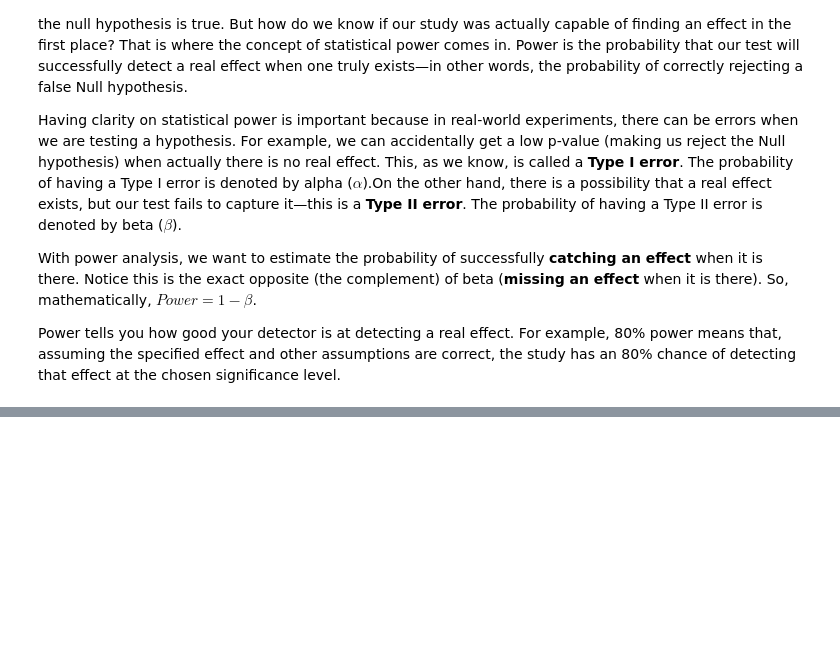
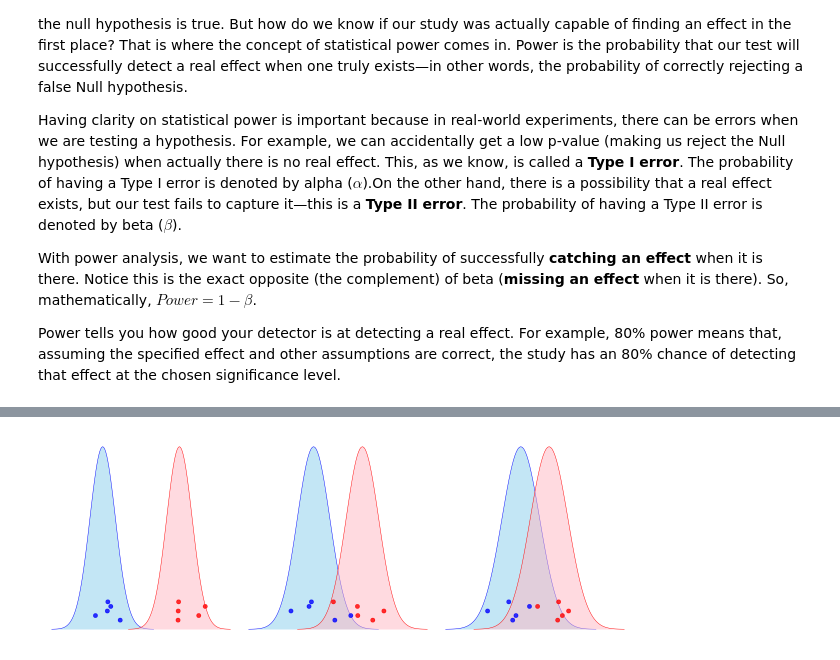
Before and after one commit to manishdatt-edu/biostats, a Jupyter notebook: Power_analysis.ipynb, the cells around one changed output, grey strips where cells are left out. Saved outputs shown, nothing was run; the diff lists cells and outputs as text; code cells hidden in the pictures; blank space fills up the shorter version.

```diff
--- a/Power_analysis.ipynb
+++ b/Power_analysis.ipynb
@@ -14,0 +47,96 @@ For example, 80% power means that, assuming the specified effect and other assum
+# %%
+#| echo:false
+#| fig-cap: "Comparison of normal distributions with little vs. greater overlap. Statistical power decreases from left to right."
+#| label: distributions-overlap
+
+library(ggplot2)
+library(patchwork)
+options(repr.plot.width = 10, repr.plot.height = 3.5)
+
+# Set seed for reproducibility
+set.seed(42)
+
+# Point vertical alignment range (halved y-axis point range relative to graph height)
+y_vals_middle <- seq(0.01, 0.03, length.out = 5)
+
+# Helper function to generate random points strictly within a bounded interval
+rnorm_bounded <- function(n, mean, sd, min_val, max_val) {
+  safe_min <- min_val + 1.0 * sd
+  safe_max <- max_val - 1.0 * sd
+
+  pts <- c()
+  while(length(pts) < n) {
+    candidates <- rnorm(n - length(pts), mean = mean, sd = sd)
+    pts <- c(pts, candidates[candidates >= safe_min & candidates <= safe_max])
+  }
+  return(pts)
+}
+
+# --- Left Plot: Little Overlap (Mean 0 vs Mean 12) ---
+p1_blue_pts <- data.frame(x = rnorm_bounded(5, mean = 0, sd = 2, min_val = -8, max_val = 8), y = y_vals_middle)
+p1_red_pts  <- data.frame(x = rnorm_bounded(5, mean = 12, sd = 2, min_val = 4, max_val = 20), y = y_vals_middle)
+
+p1 <- ggplot(data.frame(x = c(-8, 20)), aes(x = x)) +
+  stat_function(fun = dnorm, args = list(mean = 0, sd = 2),
+                geom = "area", fill = "skyblue", alpha = 0.5, xlim = c(-8, 8)) +
+  stat_function(fun = dnorm, args = list(mean = 0, sd = 2),
+                color = "blue", linewidth = 0.25, xlim = c(-8, 8)) +
+  stat_function(fun = dnorm, args = list(mean = 12, sd = 2),
+                geom = "area", fill = "lightpink", alpha = 0.5, xlim = c(4, 20)) +
+  stat_function(fun = dnorm, args = list(mean = 12, sd = 2),
+                color = "red", linewidth = 0.25, xlim = c(4, 20)) +
+  geom_point(data = p1_blue_pts, aes(x = x, y = y), color = "blue", size = 2, alpha = 0.8) +
+  geom_point(data = p1_red_pts, aes(x = x, y = y), color = "red", size = 2, alpha = 0.8) +
+  theme_void()
+
+# --- Middle Plot: Moderate Overlap (Mean 0 vs Mean 6) ---
+p2_blue_pts <- data.frame(x = rnorm_bounded(5, mean = 0, sd = 2, min_val = -8, max_val = 8), y = y_vals_middle)
+p2_red_pts  <- data.frame(x = rnorm_bounded(5, mean = 6, sd = 2, min_val = -2+2, max_val = 14), y = y_vals_middle)
+
+p2 <- ggplot(data.frame(x = c(-8, 14)), aes(x = x)) +
+  stat_function(fun = dnorm, args = list(mean = 0, sd = 2),
+                geom = "area", fill = "skyblue", alpha = 0.5, xlim = c(-8, 8)) +
+  stat_function(fun = dnorm, args = list(mean = 0, sd = 2),
+                color = "blue", linewidth = 0.25, xlim = c(-8, 8)) +
+  stat_function(fun = dnorm, args = list(mean = 6, sd = 2),
+                geom = "area", fill = "lightpink", alpha = 0.5, xlim = c(-2, 14)) +
+  stat_function(fun = dnorm, args = list(mean = 6, sd = 2),
+                color = "red", linewidth = 0.25, xlim = c(-2, 14)) +
+  geom_point(data = p2_blue_pts, aes(x = x, y = y), color = "blue", size = 2, alpha = 0.8) +
+  geom_point(data = p2_red_pts, aes(x = x, y = y), color = "red", size = 2, alpha = 0.8) +
+  theme_void()
+
+# --- Right Plot: Heavy Overlap (Mean 0 vs Mean 3) ---
+# The midpoint between Mean 0 and Mean 3 is 1.5.
+# To guarantee that at least one blue point is in its non-overlapping region (x < 1.5),
+# we force 1 point to be sampled in [-6, 1.5] and the other 4 inside the general bounds.
+# Similarly, for red, we force 1 point in [1.5, 9] and the other 4 inside general bounds.
+p3_blue_x <- c(
+  rnorm_bounded(1, mean = 0, sd = 2, min_val = -8, max_val = 1.5),
+  rnorm_bounded(4, mean = 0, sd = 2, min_val = -8, max_val = 8)
+)
+p3_red_x <- c(
+  rnorm_bounded(1, mean = 3, sd = 2, min_val = 1.5, max_val = 11),
+  rnorm_bounded(4, mean = 3, sd = 2, min_val = -5, max_val = 11)
+)
+
+p3_blue_pts <- data.frame(x = p3_blue_x, y = y_vals_middle)
+p3_red_pts  <- data.frame(x = p3_red_x, y = y_vals_middle)
+
+p3 <- ggplot(data.frame(x = c(-8, 11)), aes(x = x)) +
+  stat_function(fun = dnorm, args = list(mean = 0, sd = 2),
+                geom = "area", fill = "skyblue", alpha = 0.5, xlim = c(-8, 8)) +
+  stat_function(fun = dnorm, args = list(mean = 0, sd = 2),
+                color = "blue", linewidth = 0.25, xlim = c(-8, 8)) +
+  stat_function(fun = dnorm, args = list(mean = 3, sd = 2),
+                geom = "area", fill = "lightpink", alpha = 0.5, xlim = c(-5, 11)) +
+  stat_function(fun = dnorm, args = list(mean = 3, sd = 2),
+                color = "red", linewidth = 0.25, xlim = c(-5, 11)) +
+  geom_point(data = p3_blue_pts, aes(x = x, y = y), color = "blue", size = 2, alpha = 0.8) +
+  geom_point(data = p3_red_pts, aes(x = x, y = y), color = "red", size = 2, alpha = 0.8) +
+  theme_void()
+
+# Assemble side-by-side using patchwork
+p1 + p2 + p3
+# %% [output]
+[figure, added]
```
Also changed, not shown: parts of 3 cells of this notebook, 2 other files.
